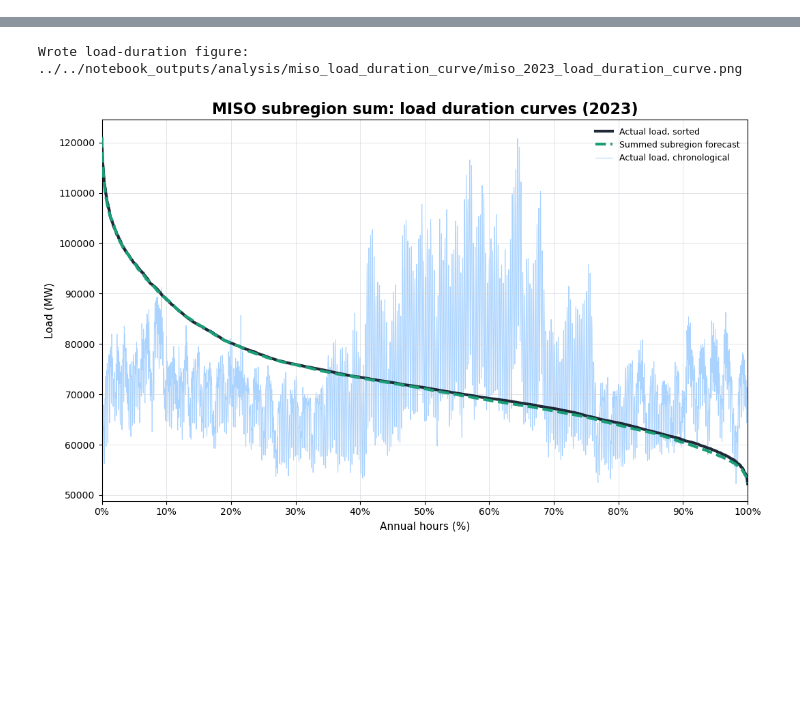
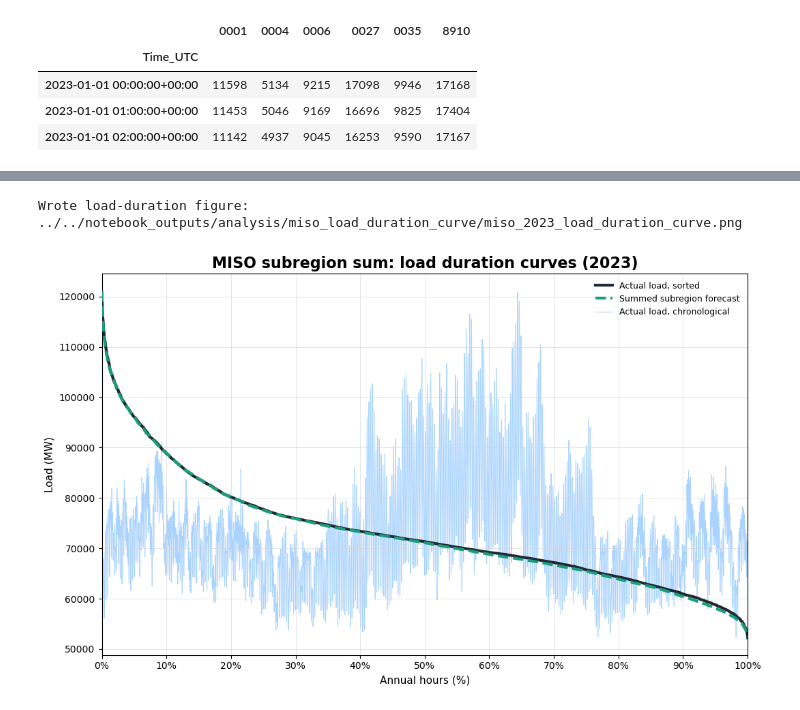
Before and after one commit to charliephillips4201/wxdata-notebooks, a Jupyter notebook: notebooks/analysis/miso_load_duration_curve.ipynb, the cells around one changed output, grey strips where cells are left out. Drawn from its saved outputs; the diff is of its cells as text; code cells hidden in the pictures; blank space fills up the shorter version.

Commit message:
Explain MISO load duration analysis as a procedural walkthrough

```diff
--- a/notebooks/analysis/miso_load_duration_curve.ipynb
+++ b/notebooks/analysis/miso_load_duration_curve.ipynb
@@ -60,0 +56,27 @@ modeled_sorted = np.sort(hourly["modeled_load_mw"].to_numpy())[::-1]
+# %%
+actual_by_subregion = {}
+
+for region in MISO_SUBREGIONS:
+    file_path = ACTUAL_LOAD_DIR / f"MISO_{region}_cleaned_load_{YEAR}.csv"
+    load = pd.read_csv(
+        file_path,
+        usecols=["time_utc", "load_actual_mw_raw"],
+        dtype={"load_actual_mw_raw": "int64"},
+    )
+    load = load.rename(columns={
+        "time_utc": "Time_UTC",
+        "load_actual_mw_raw": "Load",
+    })
+    load["Time_UTC"] = pd.to_datetime(load["Time_UTC"], utc=True)
+    load = load.set_index("Time_UTC")
+    assert load.index.is_unique, f"Duplicate actual-load timestamps for {region}."
+    actual_by_subregion[region] = load["Load"]
+
+actual_table = pd.concat(actual_by_subregion, axis=1)
+actual_table.head(3).round(1)
+# %% [output]
+|  | 0001 | 0004 | 0006 | 0027 | 0035 | 8910 |
+| Time_UTC |  |  |  |  |  |  |
+| 2023-01-01 00:00:00+00:00 | 11598 | 5134 | 9215 | 17098 | 9946 | 17168 |
+| 2023-01-01 01:00:00+00:00 | 11453 | 5046 | 9169 | 16696 | 9825 | 17404 |
+| 2023-01-01 02:00:00+00:00 | 11142 | 4937 | 9045 | 16253 | 9590 | 17167 |
```
Also changed, not shown: parts of 17 cells of this notebook.
